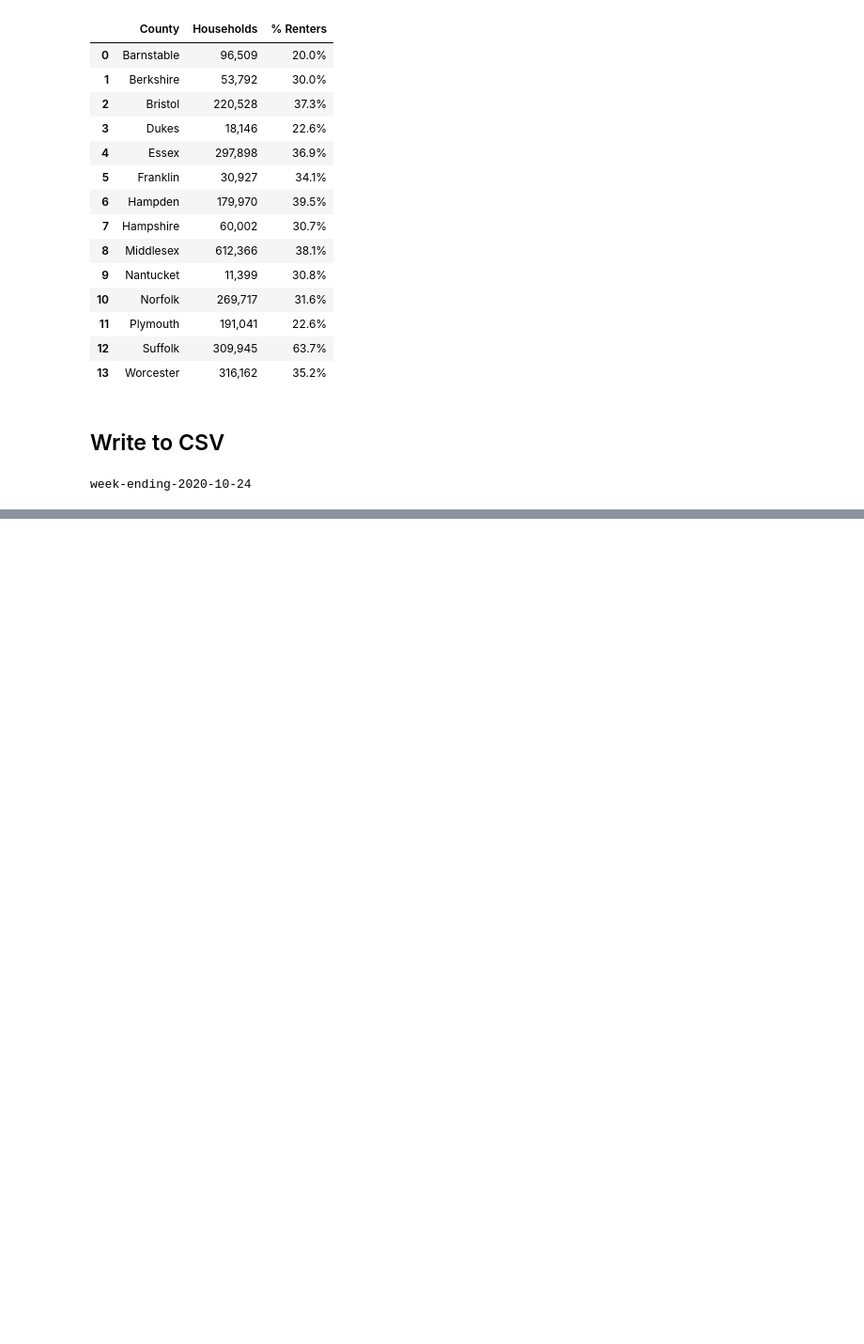
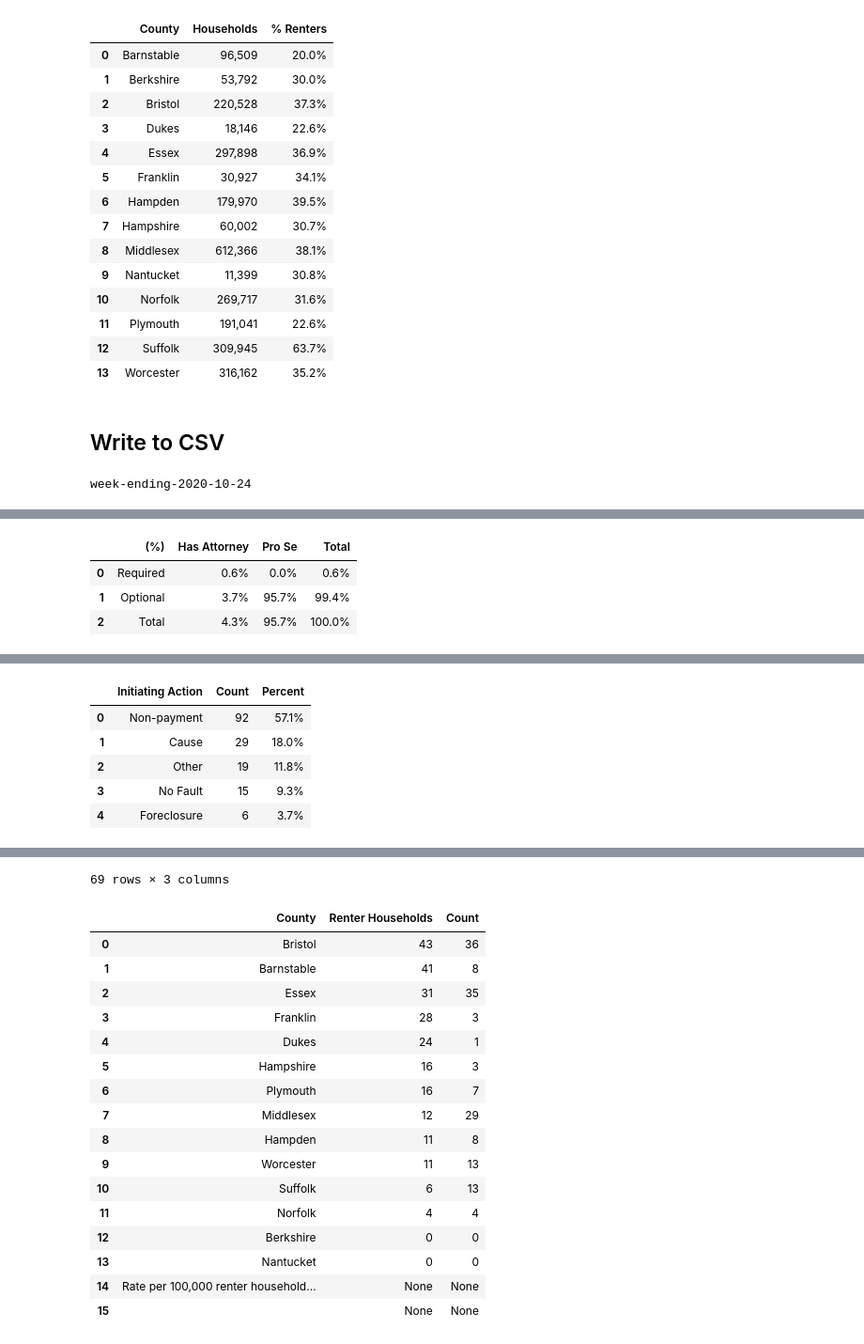
Before and after one commit to BU-Spark/AP-Evictions-Tracker, a Jupyter notebook: MassLandlordsScraper.ipynb, the cells around one changed output, grey strips where cells are left out. Shown at 94% size. Saved outputs shown, nothing was run; the diff lists cells and outputs as text; code cells hidden in the pictures; blank space fills up the shorter version.

```diff
--- a/MassLandlordsScraper.ipynb
+++ b/MassLandlordsScraper.ipynb
@@ -295,0 +452,51 @@ week-ending-2020-10-24
+# %%
+soup = getSoup(urls[2])
+a,b,c1,c2,c3,c4,c5,c6,c7,c8,c9,c10,c11,d,e,f = getSections(soup)
+
+# NOTE: Had to do the parsing for d manually, as its formatted differently than the 'c' section
+# remove beginning and ending newlines
+reg = re.compile('^\r\n')
+d = reg.sub('',d,count=1)
+reg2 = re.compile('\r\n\r\n\r\n$')
+d=reg2.sub('',d,count=1)
+d1 = d.split("\r\n\r\n")
+d1 = d1[1]
+# remove newline at the beginning of the table "block"
+reg = re.compile('^\r\n')
+d1 = reg.sub('',d1,count=1)
+
+# split the table into separate columns
+d1 = d1.split('\r\n')
+for index in range(len(d1)):
+    d1[index] = re.split('  +',d1[index])
+
+# load the data into a dataframe
+countyRentersPercent = pd.DataFrame(d1[1:],columns=['County', 'Households', '% Renters'])
+
+# Create dataframes for tables in 'c'
+courts = convertToDf(c1,1)
+partyTypeNum = convertToDf(c2,2)
+partyTypePercent = convertToDf(c3,3)
+plaintiffRepNum = convertToDf(c4,4)
+plaintiffRepPercent = convertToDf(c5,5)
+defendantRepNum = convertToDf(c6,6)
+defendantRepPercent = convertToDf(c7,7)
+numAdultsHouseholds = convertToDf(c8,8)
+initiatingAction = convertToDf(c9,9)
+ratePer100k = convertToDf(c10, 10)
+ratePer100kRenters = convertToDf(c11,11)
+
+# display data frames
+display(courts)
+display(partyTypeNum)
+display(partyTypePercent)
+display(plaintiffRepNum)
+display(plaintiffRepPercent)
+display(defendantRepNum)
+display(defendantRepPercent)
+display(numAdultsHouseholds)
+display(initiatingAction)
+display(ratePer100k)
+display(ratePer100kRenters)
+display(countyRentersPercent)
+# %% [output]
@@ -295,0 +535,4 @@ week-ending-2020-10-24
+|  | (%) | Has Attorney | Pro Se | Total |
+| 0 | Required | 0.6% | 0.0% | 0.6% |
+| 1 | Optional | 3.7% | 95.7% | 99.4% |
+| 2 | Total | 4.3% | 95.7% | 100.0% |
@@ -295,0 +549,6 @@ week-ending-2020-10-24
+|  | Initiating Action | Count | Percent |
+| 0 | Non-payment | 92 | 57.1% |
+| 1 | Cause | 29 | 18.0% |
+| 2 | Other | 19 | 11.8% |
+| 3 | No Fault | 15 | 9.3% |
+| 4 | Foreclosure | 6 | 3.7% |
@@ -295,0 +567,18 @@ week-ending-2020-10-24
+69 rows × 3 columns
+|  | County | Renter Households | Count |
+| 0 | Bristol | 43 | 36 |
+| 1 | Barnstable | 41 | 8 |
+| 2 | Essex | 31 | 35 |
+| 3 | Franklin | 28 | 3 |
+| 4 | Dukes | 24 | 1 |
+| 5 | Hampshire | 16 | 3 |
+| 6 | Plymouth | 16 | 7 |
+| 7 | Middlesex | 12 | 29 |
+| 8 | Hampden | 11 | 8 |
+| 9 | Worcester | 11 | 13 |
+| 10 | Suffolk | 6 | 13 |
+| 11 | Norfolk | 4 | 4 |
+| 12 | Berkshire | 0 | 0 |
+| 13 | Nantucket | 0 | 0 |
+| 14 | Rate per 100,000 renter household... | None | None |
+| 15 |  | None | None |
```
Also changed, not shown: parts of 18 cells of this notebook, 6 other files.
